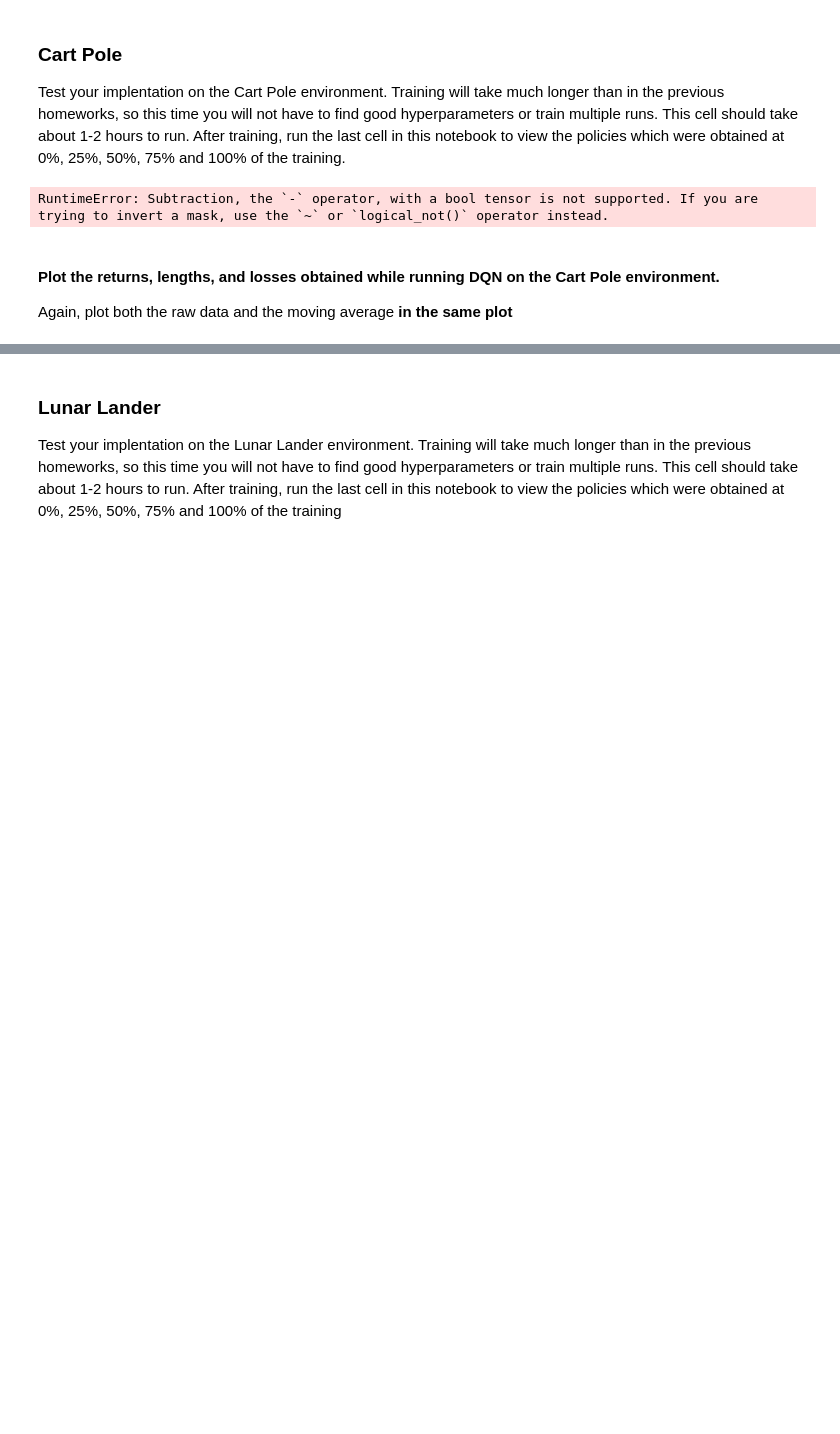
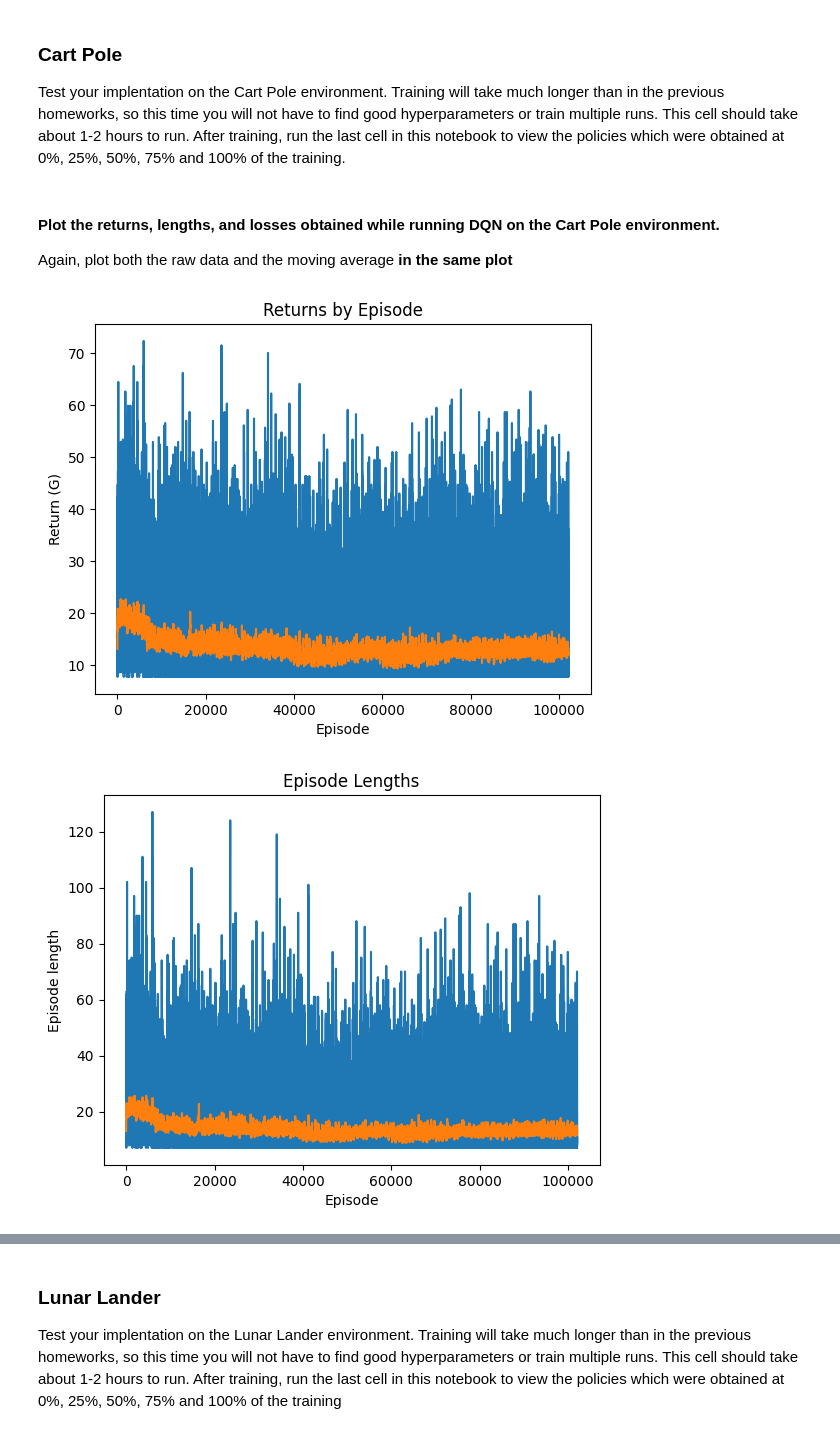
Before and after one commit to dbcometto/cs5180rl, a Jupyter notebook: homework/ex7_26spring.ipynb, the cells around one changed output, grey strips where cells are left out. Cells and saved outputs as stored; diff of their text form; code cells hidden in the pictures; blank space fills up the shorter version.

Commit message:
hw7 done

```diff
--- a/homework/ex7_26spring.ipynb
+++ b/homework/ex7_26spring.ipynb
@@ -1258,7 +1258,7 @@ class ReplayMemory:
         self.actions[self.idx,:] = torch.tensor([action],dtype=int)
         self.rewards[self.idx,:] = torch.tensor([reward])
         self.next_states[self.idx,:] = torch.from_numpy(next_state)
-        self.dones[self.idx,:] = torch.tensor([float(int(done))],dtype=float)
+        self.dones[self.idx,:] = torch.tensor([done])
 
         # DO NOT EDIT
         # Circulate the pointer to the next position
@@ -1306,7 +1306,7 @@ class ReplayMemory:
         def choose_action(env: gym.Env):
             return env.action_space.sample()
 
-        for i in range(num_steps):
+        for i in tqdm.tqdm(range(num_steps),desc="Prepopulating"):
             state, _ = env.reset()
             action = choose_action(env)
             next_state, reward, term, trunc, _ = env.step(action)
@@ -1461,7 +1461,7 @@ def train_dqn_batch(optimizer, batch: Batch, dqn_model, dqn_target, gamma) -> fl
     values = torch.take_along_dim(dqn_model(batch.states),batch.actions,dim=1)
 
     with torch.no_grad():
-        target_values = batch.rewards + gamma*(1-batch.dones)*torch.max(dqn_target(batch.states),dim=1).values.unsqueeze(1)
+        target_values = batch.rewards + gamma*torch.max(dqn_target(batch.states),dim=1).values.unsqueeze(1)
 
     # DO NOT EDIT
 
@@ -1555,7 +1555,7 @@ def train_dqn(
     losses = []
 
     # Initialize structures to store the models at different stages of training
-    t_saves = np.linspace(0, num_steps, num_saves - 1, endpoint=False)
+    t_saves = np.linspace(0, num_steps, num_saves - 1, endpoint=False, dtype=int)
     saved_models = {}
 
     i_episode = 0  # Use this to indicate the index of the current episode
@@ -1583,7 +1583,8 @@ def train_dqn(
             if np.random.random() < eps:
                 action = env.action_space.sample()
             else:
-                action = torch.max(dqn_model(obs)).index
+                obs_tensor = torch.from_numpy(obs).unsqueeze(0)
+                action = torch.argmax(dqn_model(obs_tensor),dim=1).item()
 
             return action
 
@@ -1614,8 +1615,7 @@ def train_dqn(
                 dqn_target.load_state_dict(dqn_model.state_dict())
 
         if done:
-            i_episode += 1
-            t_episode = 0
+
             # YOUR CODE HERE: Anything you need to do at the end of an episode,
             # e.g., compute return G, store returns/lengths,
             # reset variables, indices, lists, etc.
@@ -1630,6 +1630,10 @@ def train_dqn(
             pbar.set_description(
                 f'Episode: {i_episode} | Steps: {t_episode + 1} | Return: {G:5.2f} | Epsilon: {epsilon:4.2f}'
             )
+            lengths.append(t_episode)
+
+            i_episode += 1
+            t_episode = 0
 
             state,info = env.reset()
 
@@ -1682,14 +1686,14 @@ gamma = 0.99
 
 # We train for many time-steps; as usual, you can decrease this during development / debugging,
 # but make sure to restore it to 1_500_000 before submitting
-num_steps = 1 # was 1_500_000
+num_steps = 1_500_000 # was 1_500_000
 num_saves = 5  # Save models at 0%, 25%, 50%, 75% and 100% of training
 
 replay_size = 200_000
 replay_prepopulate_steps = 50_000
 
 batch_size = 64
-exploration = ExponentialSchedule(1.0, 0.05, 1_000_000)
+exploration = ExponentialSchedule(1.0, 0.05, 1_000_000) # Was 1_000_000
 
 # This should take about 1-2 hours on a generic 4-core laptop
 dqn_models, returns, lengths, losses = train_dqn(
@@ -1709,8 +1713,6 @@ assert all(isinstance(value, DQN) for value in dqn_models.values())
 # Saving computed models to disk, so that we can load and visualize them later
 checkpoint = {key: dqn.custom_dump() for key, dqn in dqn_models.items()}
 torch.save(checkpoint, f'checkpoint_{env.spec.id}.pt')
-# %% [output]
-RuntimeError: Subtraction, the `-` operator, with a bool tensor is not supported. If you are trying to invert a mask, use the `~` or `logical_not()` operator instead.
 # %% [markdown]
 #### Plot the returns, lengths, and losses obtained while running DQN on the Cart Pole environment.
 
@@ -1718,10 +1720,24 @@ Again, plot both the raw data and the moving average **in the same plot**
 # %%
 plt.plot(returns)
 plt.plot(moving_average(returns))
+plt.title("Returns by Episode")
+plt.ylabel("Return (G)")
+plt.xlabel("Episode")
 plt.show()
+
 plt.plot(lengths)
 plt.plot(moving_average(lengths))
+plt.title("Episode Lengths")
+plt.ylabel("Episode length")
+plt.xlabel("Episode")
 plt.show()
+
 plt.plot(losses)
 plt.plot(moving_average(losses))
+plt.title("Losses by Update Step")
+plt.ylabel("Loss")
+plt.xlabel("Step")
 plt.show()
+# %% [output]
+[figure, added]
+[figure, added]
```
Also changed, not shown: parts of 6 cells of this notebook, 4 other files.
